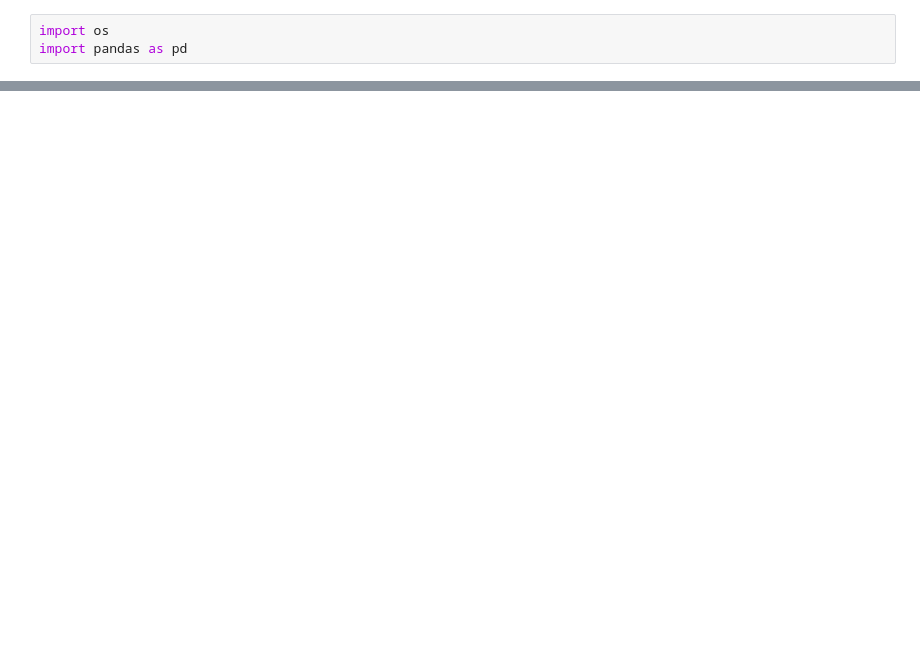
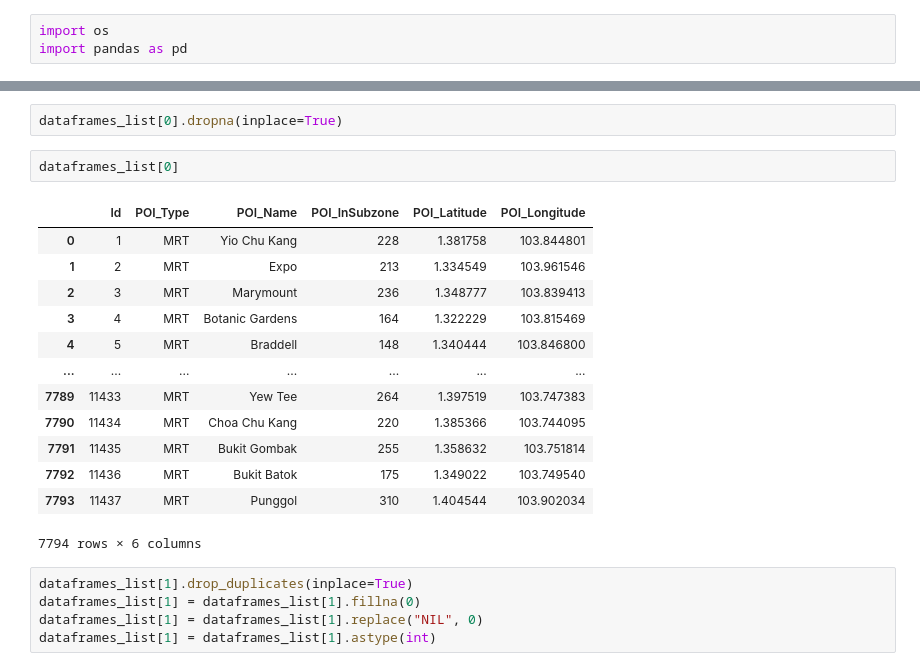
Before and after one commit to haoern/DAVI-CA1, a Jupyter notebook: CA1.ipynb, the cells around one changed output, grey strips where cells are left out. Drawn from its saved outputs; the diff is of its cells as text; blank space fills up the shorter version.

```diff
--- a/CA1.ipynb
+++ b/CA1.ipynb
@@ -90,0 +28,23 @@ for dataset in dataframes_list:
+# %%
+dataframes_list[0].dropna(inplace=True)
+# %%
+dataframes_list[0]
+# %% [output]
+|  | Id | POI_Type | POI_Name | POI_InSubzone | POI_Latitude | POI_Longitude |
+| 0 | 1 | MRT | Yio Chu Kang | 228 | 1.381758 | 103.844801 |
+| 1 | 2 | MRT | Expo | 213 | 1.334549 | 103.961546 |
+| 2 | 3 | MRT | Marymount | 236 | 1.348777 | 103.839413 |
+| 3 | 4 | MRT | Botanic Gardens | 164 | 1.322229 | 103.815469 |
+| 4 | 5 | MRT | Braddell | 148 | 1.340444 | 103.846800 |
+| ... | ... | ... | ... | ... | ... | ... |
+| 7789 | 11433 | MRT | Yew Tee | 264 | 1.397519 | 103.747383 |
+| 7790 | 11434 | MRT | Choa Chu Kang | 220 | 1.385366 | 103.744095 |
+| 7791 | 11435 | MRT | Bukit Gombak | 255 | 1.358632 | 103.751814 |
+| 7792 | 11436 | MRT | Bukit Batok | 175 | 1.349022 | 103.749540 |
+| 7793 | 11437 | MRT | Punggol | 310 | 1.404544 | 103.902034 |
+7794 rows × 6 columns
+# %%
+dataframes_list[1].drop_duplicates(inplace=True)
+dataframes_list[1] = dataframes_list[1].fillna(0)
+dataframes_list[1] = dataframes_list[1].replace("NIL", 0)
+dataframes_list[1] = dataframes_list[1].astype(int)
```
Also changed, not shown: parts of 10 cells of this notebook.
